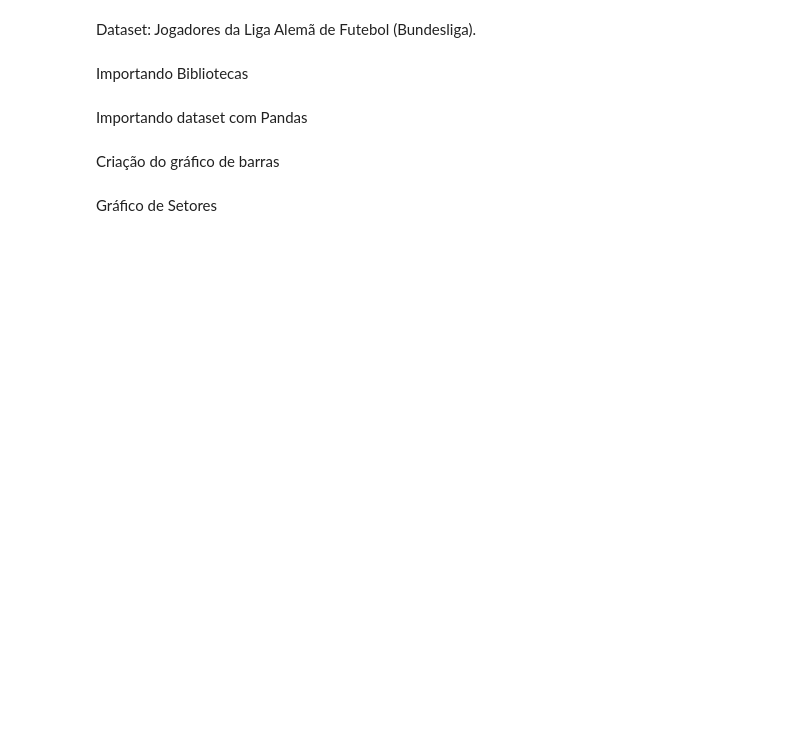
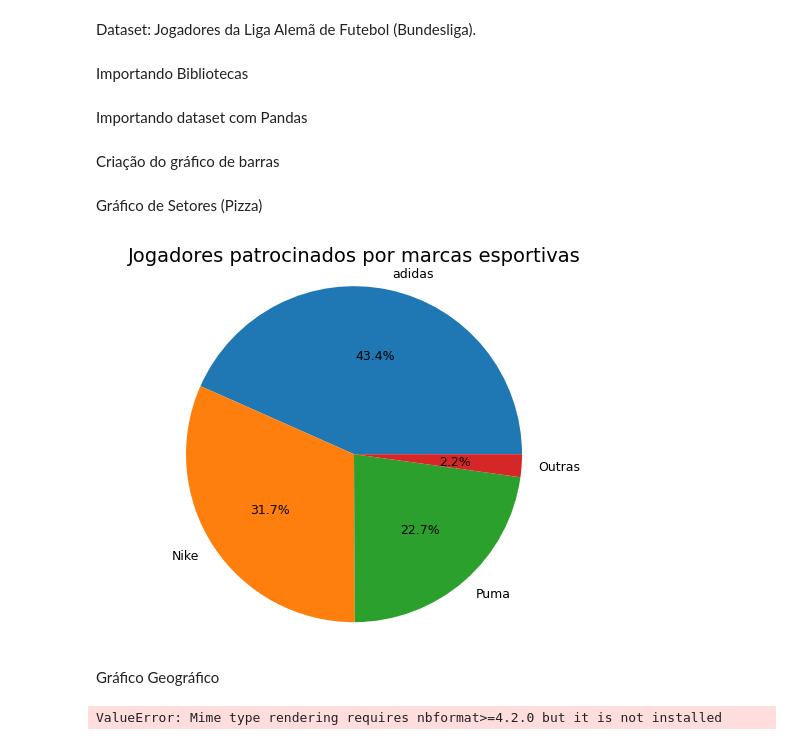
Before and after one commit to TavaresLuc/bundesliga_players, a Jupyter notebook: consume_dataset.ipynb, the cells around one changed output. Saved outputs shown, nothing was run; the diff lists cells and outputs as text; code cells hidden in the pictures; blank space fills up the shorter version.

Commit message:
geographic graphic init

```diff
--- a/consume_dataset.ipynb
+++ b/consume_dataset.ipynb
@@ -25,25 +25,56 @@ plt.ylabel('Valor em milhões de euros');
 plt.title('Posição')
 plt.show();
 # %% [markdown]
-Gráfico de Setores
+Gráfico de Setores (Pizza)
 # %%
 ## Agrupando o número de dados pela coluna "outfitter" (marca) e contando quantos tem de cada;
 agrupado = dados['outfitter'].value_counts()
 
 ## Somando porcentagem das categorias
 total = agrupado.sum()
 porcentagens = agrupado / total * 100
 
 ## Identificando as categorias com porcentagens inferiores a 2%:
 categorias_outras = porcentagens[porcentagens < 2].index
 
 ## Combinando as categorias menores que 2% em uma única categoria chamada "outras":
 agrupado.loc[categorias_outras] = porcentagens[categorias_outras].sum()
 agrupado = agrupado.drop(categorias_outras)
 agrupado['Outras'] = porcentagens[categorias_outras].sum()
 
 # Criando o gráfico Pie
+
 agrupado.plot.pie(autopct='%1.1f%%', fontsize=9)
+
+
 plt.axis('equal')
-plt.ylabel('Jogadores patrocinados por marcas esportivas', fontsize=9)
+plt.title('Jogadores patrocinados por marcas esportivas', fontsize=14)
+plt.ylabel('')
 plt.show();
+# %% [output]
+[figure, added]
+# %% [markdown]
+Gráfico Geográfico
+# %%
+import plotly as py
+import plotly.graph_objects as go
+
+dados['nationality'] = dados['nationality'].str.split().str[0]
+
+locations = dados['nationality'].unique()
+z = np.zeros_like(locations)
+
+for i in range(locations.size):
+    z[i] = np.sum(dados['price'][dados['nationality'] == locations[i]])
+
+data = dict(
+    type='choropleth',
+    locations=dados['nationality'].unique(),
+    locationmode= 'country names',
+    colorscale=['#56b2e3', '#3f22a1', '#2b1452'],
+    z=z)
+
+map = go.Figure(data=[data])
+map.show()
+# %% [output]
+ValueError: Mime type rendering requires nbformat>=4.2.0 but it is not installed
```
Also changed, not shown: parts of 1 cell of this notebook.
